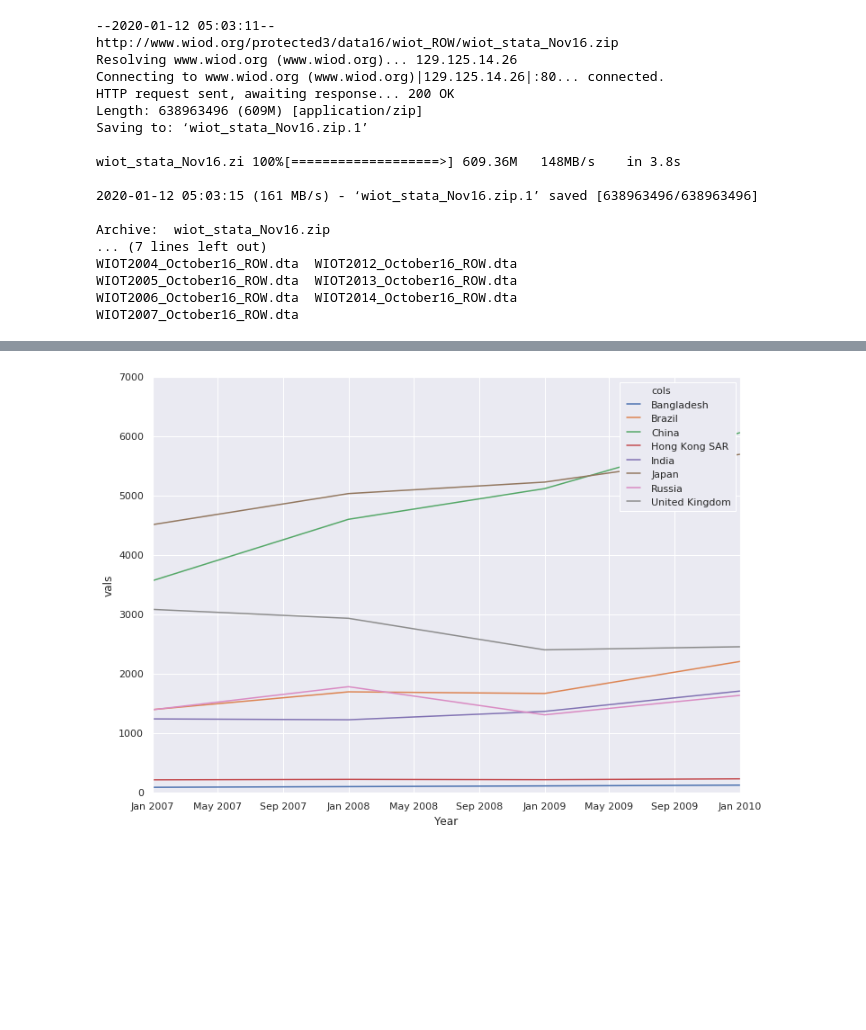
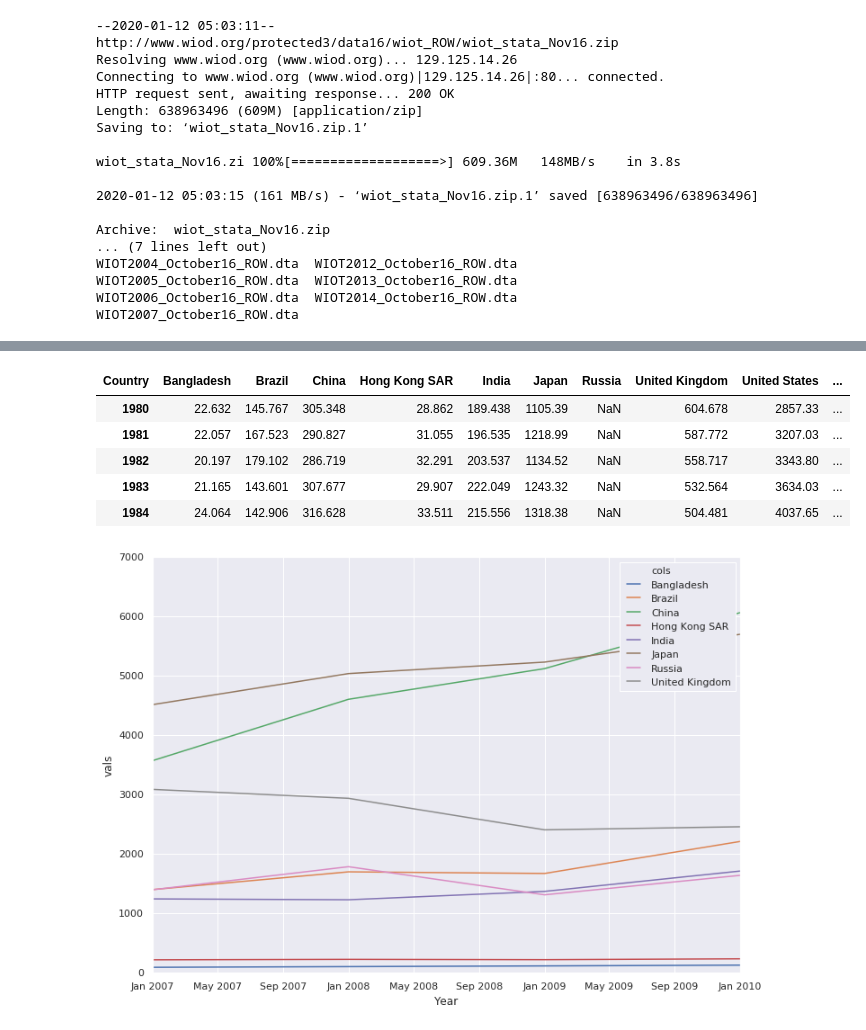
Before and after one commit to juanjohn/globalisation_indian_context, a Jupyter notebook: McKinsey_report.ipynb, the cells around one changed output, grey strips where cells are left out. Drawn from its saved outputs; the diff is of its cells as text; code cells hidden in the pictures; blank space fills up the shorter version.

```diff
--- a/McKinsey_report.ipynb
+++ b/McKinsey_report.ipynb
@@ -100,10 +99,18 @@ df_m4
 # %%
 df_m4['Year'] = df_m4.index.values
 df_m4['Year'] = pd.to_datetime(df_m4.Year, format='%Y')
 #df_m4 = df_m4['Brazil'].astype(float)
 
 df_m4[df_m4.columns[0:20]] = df_m4[df_m4.columns[0:20]].replace({'\$': '', ',': ''}, regex=True)
 df_m4[df_m4.columns[0:-1]] = df_m4[df_m4.columns[0:-1]].astype(float)
+df_m4.head()
+# %% [output]
+| Country | Bangladesh | Brazil | China | Hong Kong SAR | India | Japan | Russia | United Kingdom | United States | ... |
+| 1980 | 22.632 | 145.767 | 305.348 | 28.862 | 189.438 | 1105.39 | NaN | 604.678 | 2857.33 | ... |
+| 1981 | 22.057 | 167.523 | 290.827 | 31.055 | 196.535 | 1218.99 | NaN | 587.772 | 3207.03 | ... |
+| 1982 | 20.197 | 179.102 | 286.719 | 32.291 | 203.537 | 1134.52 | NaN | 558.717 | 3343.80 | ... |
+| 1983 | 21.165 | 143.601 | 307.677 | 29.907 | 222.049 | 1243.32 | NaN | 532.564 | 3634.03 | ... |
+| 1984 | 24.064 | 142.906 | 316.628 | 33.511 | 215.556 | 1318.38 | NaN | 504.481 | 4037.65 | ... |
 # %%
 '''The financial crisis and all countries recorded a dip in their pattern of growth
 '''
```
Also changed, not shown: parts of 8 cells of this notebook.
